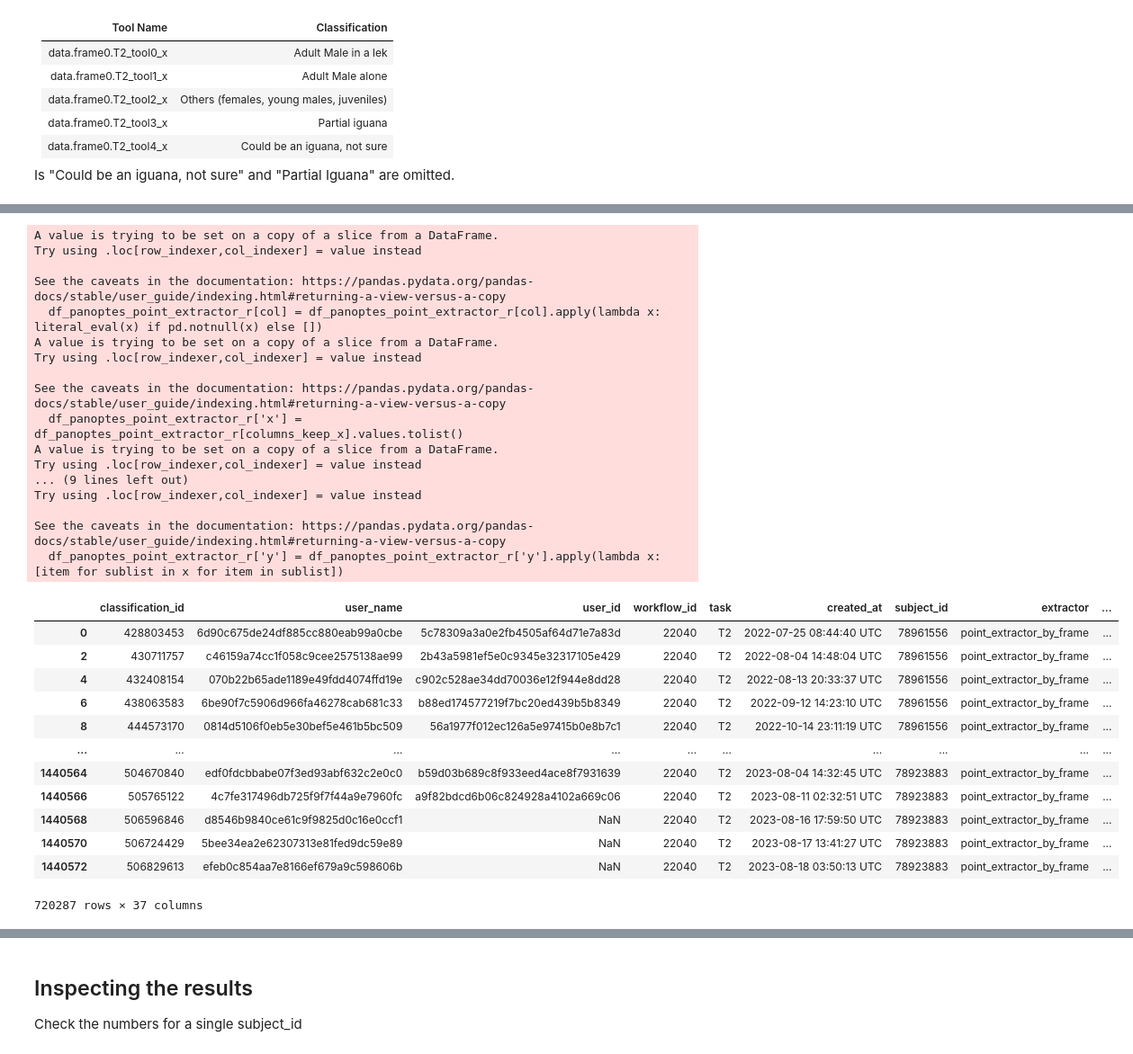
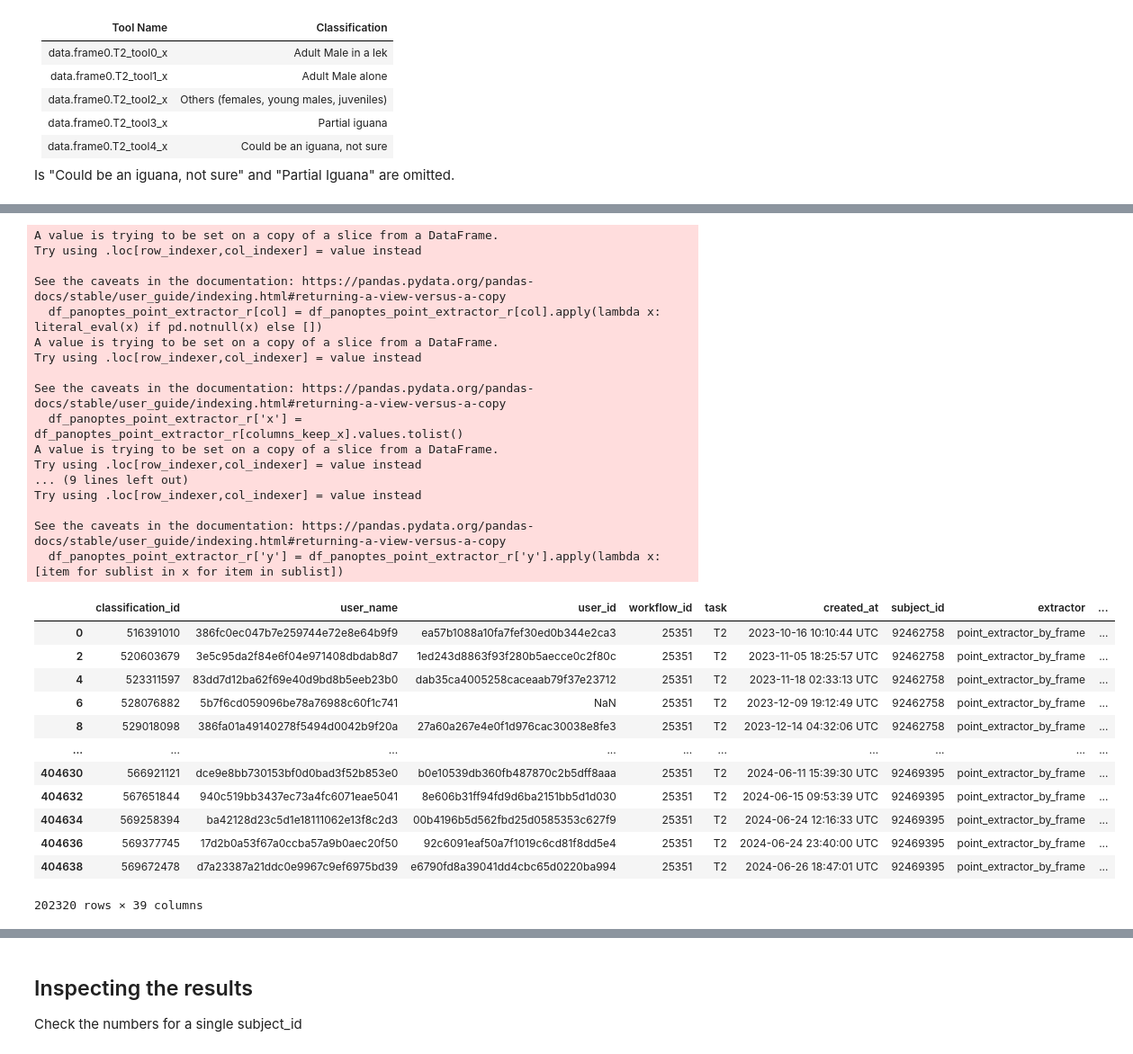
Before and after one commit to cwinkelmann/iguanas-from-above-zooniverse, a Jupyter notebook: Panoptes_Data_Prep_debug.ipynb, the cells around one changed output, grey strips where cells are left out. Shown at 90% size. Cells and saved outputs as stored; diff of their text form; code cells hidden in the pictures.

Commit message:
extractor config for phase 4 which can get processed

```diff
--- a/Panoptes_Data_Prep_debug.ipynb
+++ b/Panoptes_Data_Prep_debug.ipynb
@@ -417,0 +424,17 @@ df_panoptes_point_extractor
+# %%
+if data_folder == "./data/phase_3":
+    df_panoptes_point_extractor_1 = pd.read_csv(f"{data_folder}/V7.63_08-08/point_extractor_by_frame_extractions.csv", sep=",")
+    df_panoptes_point_extractor_2 = pd.read_csv(f"{data_folder}/V9.63_08-08/point_extractor_by_frame_extractions.csv", sep=",")
+    df_panoptes_point_extractor_1["workflow_version"] = "7.63"
+    df_panoptes_point_extractor_2["workflow_version"] = "9.63"
+
+    df_panoptes_question_1 = pd.read_csv(f"{data_folder}/V7.63_08-08/question_extractor_extractions.csv", sep=",")
+    df_panoptes_question_2 = pd.read_csv(f"{data_folder}/V7.63_08-08/question_extractor_extractions.csv", sep=",")
+    df_panoptes_question_1["workflow_version"] = "7.63"
+    df_panoptes_question_2["workflow_version"] = "9.63"
+
+    df_panoptes_point_extractor = pd.concat([df_panoptes_point_extractor_1, df_panoptes_point_extractor_2], axis=0)
+    df_panoptes_question = pd.concat([df_panoptes_question_1, df_panoptes_question_2], axis=0)
+
+else:
+    print(f"No data to process because of the data_folder: {data_folder}")
@@ -418,17 +445,14 @@ df_panoptes_point_extractor
 # %%
-if data_folder == "./data/phase_3":
-    df_panoptes_point_extractor_1 = pd.read_csv(f"{data_folder}/V7.63_08-08/point_extractor_by_frame_extractions.csv", sep=",")
-    df_panoptes_point_extractor_2 = pd.read_csv(f"{data_folder}/V9.63_08-08/point_extractor_by_frame_extractions.csv", sep=",")
-    df_panoptes_point_extractor_1["workflow_version"] = "7.63"
-    df_panoptes_point_extractor_2["workflow_version"] = "9.63"
+# phase 4
+if data_folder == "./data/phase_4":
+    df_panoptes_point_extractor_1 = pd.read_csv(f"{data_folder}/V51.133/point_extractor_by_frame_extractions.csv", sep=",")
+    df_panoptes_point_extractor_1["workflow_version"] = "51.133"
 
-    df_panoptes_question_1 = pd.read_csv(f"{data_folder}/V7.63/question_extractor_extractions.csv", sep=",")
-    df_panoptes_question_2 = pd.read_csv(f"{data_folder}/V9.63/question_extractor_extractions.csv", sep=",")
-    df_panoptes_question_1["workflow_version"] = "7.63"
-    df_panoptes_question_2["workflow_version"] = "9.63"
+    df_panoptes_question_1 = pd.read_csv(f"{data_folder}/V51.133/question_extractor_extractions.csv", sep=",")
+    df_panoptes_question_1["workflow_version"] = "51.133"
 
-    df_panoptes_point_extractor = pd.concat([df_panoptes_point_extractor_1, df_panoptes_point_extractor_2], axis=0)
-    df_panoptes_question = pd.concat([df_panoptes_question_1, df_panoptes_question_2], axis=0)
+    df_panoptes_point_extractor = pd.concat([df_panoptes_point_extractor_1], axis=0)
+    df_panoptes_question = pd.concat([df_panoptes_question_1], axis=0)
 
 else:
     print(f"No data to process because of the data_folder: {data_folder}")
@@ -596,11 +621,18 @@ df_panoptes_point_extractor_r
 # create a flat structure from the nested marks over multiple columns from that.
 from ast import literal_eval
 
+expected_columns = {'data.frame0.T2_tool0_x', 'data.frame0.T2_tool1_x', 'data.frame0.T2_tool2_x', 'data.frame0.T2_tool0_y', 'data.frame0.T2_tool1_y', 'data.frame0.T2_tool2_y'}
+assert expected_columns.issubset(df_panoptes_point_extractor_r.columns), f"Missing columns: {expected_columns - set(df_panoptes_point_extractor_r.columns)}"
 
-if data_folder == "./data/phase_3":
+# In phase 3 Tool 4 does not exist
+if data_folder == "./data/phase_3" or data_folder == "./data/phase_4":
     columns_keep_x = ['data.frame0.T2_tool0_x', 'data.frame0.T2_tool1_x', 'data.frame0.T2_tool2_x']
     columns_keep_y = ['data.frame0.T2_tool0_y', 'data.frame0.T2_tool1_y', 'data.frame0.T2_tool2_y']
+
+
 else:
+    expected_columns = expected_columns + {'data.frame0.T2_tool4_x', 'data.frame0.T2_tool4_y'}
+    assert expected_columns.issubset(df_panoptes_point_extractor_r.columns), f"Missing columns: {expected_columns - set(df_panoptes_point_extractor_r.columns)}"
     columns_keep_x = ['data.frame0.T2_tool0_x', 'data.frame0.T2_tool1_x', 'data.frame0.T2_tool2_x', 'data.frame0.T2_tool4_x']
     columns_keep_y = ['data.frame0.T2_tool0_y', 'data.frame0.T2_tool1_y', 'data.frame0.T2_tool2_y', 'data.frame0.T2_tool4_y']
 
@@ -610,45 +642,45 @@ for col in columns_keep_x + columns_keep_y:
 # Merge the lists in 'x' and 'y' coordinates
 df_panoptes_point_extractor_r['x'] = df_panoptes_point_extractor_r[columns_keep_x].values.tolist()
 df_panoptes_point_extractor_r['y'] = df_panoptes_point_extractor_r[columns_keep_y].values.tolist()
 
 # Flatten the lists in each row for 'x' and 'y'
 df_panoptes_point_extractor_r['x'] = df_panoptes_point_extractor_r['x'].apply(lambda x: [item for sublist in x for item in sublist])
 df_panoptes_point_extractor_r['y'] = df_panoptes_point_extractor_r['y'].apply(lambda x: [item for sublist in x for item in sublist])
 
 # Explode the DataFrame to separate rows for each x, y pair
 # Explode the DataFrame based on these columns to get separate rows for each list element
 df_panoptes_point_extractor_r
 # %% [output]
 A value is trying to be set on a copy of a slice from a DataFrame.
 Try using .loc[row_indexer,col_indexer] = value instead
 
 See the caveats in the documentation: https://pandas.pydata.org/pandas-docs/stable/user_guide/indexing.html#returning-a-view-versus-a-copy
   df_panoptes_point_extractor_r[col] = df_panoptes_point_extractor_r[col].apply(lambda x: literal_eval(x) if pd.notnull(x) else [])
 A value is trying to be set on a copy of a slice from a DataFrame.
 Try using .loc[row_indexer,col_indexer] = value instead
 
 See the caveats in the documentation: https://pandas.pydata.org/pandas-docs/stable/user_guide/indexing.html#returning-a-view-versus-a-copy
   df_panoptes_point_extractor_r['x'] = df_panoptes_point_extractor_r[columns_keep_x].values.tolist()
 A value is trying to be set on a copy of a slice from a DataFrame.
 Try using .loc[row_indexer,col_indexer] = value instead
 ... (9 lines left out)
 Try using .loc[row_indexer,col_indexer] = value instead
 
 See the caveats in the documentation: https://pandas.pydata.org/pandas-docs/stable/user_guide/indexing.html#returning-a-view-versus-a-copy
   df_panoptes_point_extractor_r['y'] = df_panoptes_point_extractor_r['y'].apply(lambda x: [item for sublist in x for item in sublist])
 |  | classification_id | user_name | user_id | workflow_id | task | created_at | subject_id | extractor | ... |
-| 0 | 428803453 | 6d90c675de24df885cc880eab99a0cbe | 5c78309a3a0e2fb4505af64d71e7a83d | 22040 | T2 | 2022-07-25 08:44:40 UTC | 78961556 | point_extractor_by_frame | ... |
-| 2 | 430711757 | c46159a74cc1f058c9cee2575138ae99 | 2b43a5981ef5e0c9345e32317105e429 | 22040 | T2 | 2022-08-04 14:48:04 UTC | 78961556 | point_extractor_by_frame | ... |
-| 4 | 432408154 | 070b22b65ade1189e49fdd4074ffd19e | c902c528ae34dd70036e12f944e8dd28 | 22040 | T2 | 2022-08-13 20:33:37 UTC | 78961556 | point_extractor_by_frame | ... |
-| 6 | 438063583 | 6be90f7c5906d966fa46278cab681c33 | b88ed174577219f7bc20ed439b5b8349 | 22040 | T2 | 2022-09-12 14:23:10 UTC | 78961556 | point_extractor_by_frame | ... |
-| 8 | 444573170 | 0814d5106f0eb5e30bef5e461b5bc509 | 56a1977f012ec126a5e97415b0e8b7c1 | 22040 | T2 | 2022-10-14 23:11:19 UTC | 78961556 | point_extractor_by_frame | ... |
+| 0 | 516391010 | 386fc0ec047b7e259744e72e8e64b9f9 | ea57b1088a10fa7fef30ed0b344e2ca3 | 25351 | T2 | 2023-10-16 10:10:44 UTC | 92462758 | point_extractor_by_frame | ... |
+| 2 | 520603679 | 3e5c95da2f84e6f04e971408dbdab8d7 | 1ed243d8863f93f280b5aecce0c2f80c | 25351 | T2 | 2023-11-05 18:25:57 UTC | 92462758 | point_extractor_by_frame | ... |
+| 4 | 523311597 | 83dd7d12ba62f69e40d9bd8b5eeb23b0 | dab35ca4005258caceaab79f37e23712 | 25351 | T2 | 2023-11-18 02:33:13 UTC | 92462758 | point_extractor_by_frame | ... |
+| 6 | 528076882 | 5b7f6cd059096be78a76988c60f1c741 | NaN | 25351 | T2 | 2023-12-09 19:12:49 UTC | 92462758 | point_extractor_by_frame | ... |
+| 8 | 529018098 | 386fa01a49140278f5494d0042b9f20a | 27a60a267e4e0f1d976cac30038e8fe3 | 25351 | T2 | 2023-12-14 04:32:06 UTC | 92462758 | point_extractor_by_frame | ... |
 | ... | ... | ... | ... | ... | ... | ... | ... | ... | ... |
-| 1440564 | 504670840 | edf0fdcbbabe07f3ed93abf632c2e0c0 | b59d03b689c8f933eed4ace8f7931639 | 22040 | T2 | 2023-08-04 14:32:45 UTC | 78923883 | point_extractor_by_frame | ... |
-| 1440566 | 505765122 | 4c7fe317496db725f9f7f44a9e7960fc | a9f82bdcd6b06c824928a4102a669c06 | 22040 | T2 | 2023-08-11 02:32:51 UTC | 78923883 | point_extractor_by_frame | ... |
-| 1440568 | 506596846 | d8546b9840ce61c9f9825d0c16e0ccf1 | NaN | 22040 | T2 | 2023-08-16 17:59:50 UTC | 78923883 | point_extractor_by_frame | ... |
-| 1440570 | 506724429 | 5bee34ea2e62307313e81fed9dc59e89 | NaN | 22040 | T2 | 2023-08-17 13:41:27 UTC | 78923883 | point_extractor_by_frame | ... |
-| 1440572 | 506829613 | efeb0c854aa7e8166ef679a9c598606b | NaN | 22040 | T2 | 2023-08-18 03:50:13 UTC | 78923883 | point_extractor_by_frame | ... |
+| 404630 | 566921121 | dce9e8bb730153bf0d0bad3f52b853e0 | b0e10539db360fb487870c2b5dff8aaa | 25351 | T2 | 2024-06-11 15:39:30 UTC | 92469395 | point_extractor_by_frame | ... |
+| 404632 | 567651844 | 940c519bb3437ec73a4fc6071eae5041 | 8e606b31ff94fd9d6ba2151bb5d1d030 | 25351 | T2 | 2024-06-15 09:53:39 UTC | 92469395 | point_extractor_by_frame | ... |
+| 404634 | 569258394 | ba42128d23c5d1e18111062e13f8c2d3 | 00b4196b5d562fbd25d0585353c627f9 | 25351 | T2 | 2024-06-24 12:16:33 UTC | 92469395 | point_extractor_by_frame | ... |
+| 404636 | 569377745 | 17d2b0a53f67a0ccba57a9b0aec20f50 | 92c6091eaf50a7f1019c6cd81f8dd5e4 | 25351 | T2 | 2024-06-24 23:40:00 UTC | 92469395 | point_extractor_by_frame | ... |
+| 404638 | 569672478 | d7a23387a21ddc0e9967c9ef6975bd39 | e6790fd8a39041dd4cbc65d0220ba994 | 25351 | T2 | 2024-06-26 18:47:01 UTC | 92469395 | point_extractor_by_frame | ... |
-720287 rows × 37 columns
+202320 rows × 39 columns
 # %%
 df_panoptes_point_extractor_r = df_panoptes_point_extractor_r[
     ['classification_id', 'user_name', 'user_id', 'workflow_id',  'workflow_version', 'task',
```
Also changed, not shown: parts of 37 cells of this notebook, 2 other files.
